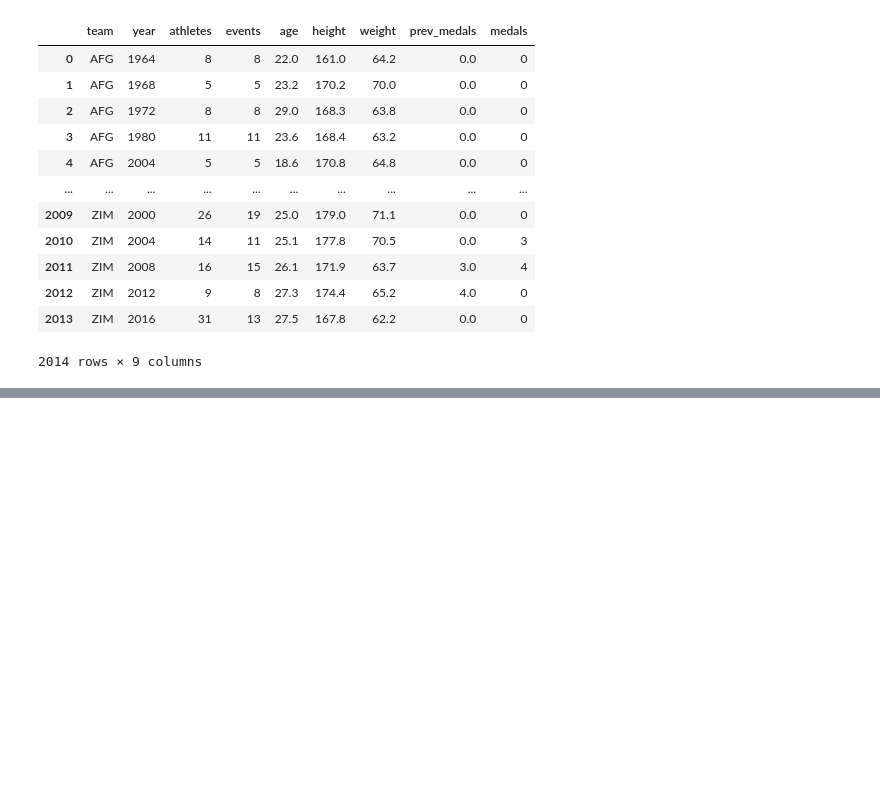
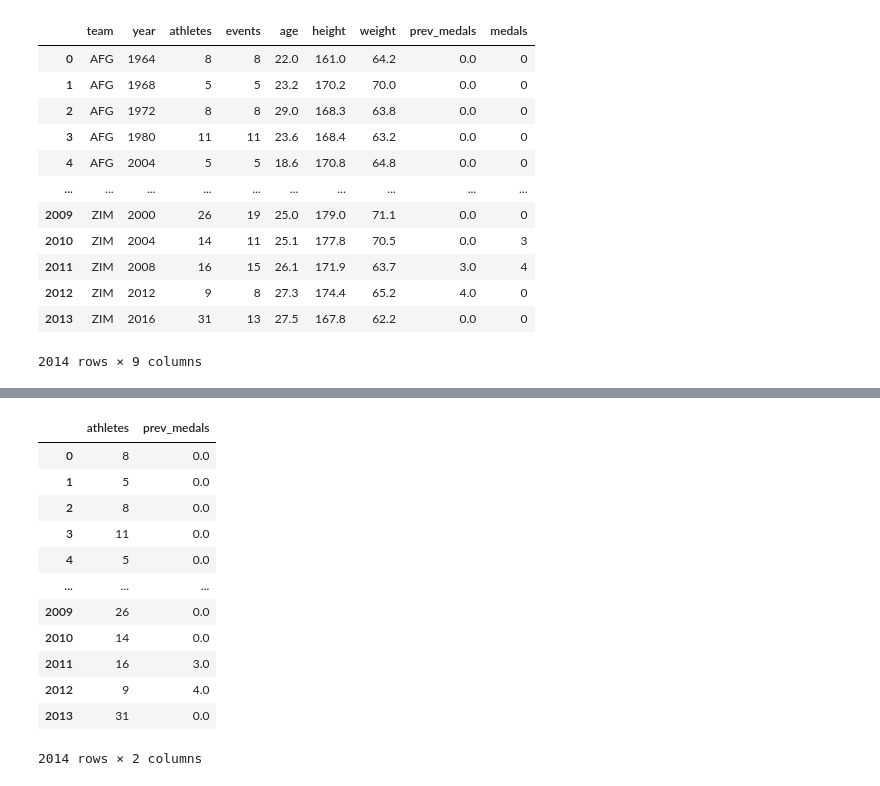
Before and after one commit to kwolf3/Experiments, a Jupyter notebook: Linear Regression from Scratch.ipynb, the cells around one changed output, grey strips where cells are left out. Drawn from its saved outputs; the diff is of its cells as text; code cells hidden in the pictures; blank space fills up the shorter version.

```diff
--- a/Linear Regression from Scratch.ipynb
+++ b/Linear Regression from Scratch.ipynb
@@ -50,0 +60,16 @@ teams
+# %%
+X
+# %% [output]
+|  | athletes | prev_medals |
+| 0 | 8 | 0.0 |
+| 1 | 5 | 0.0 |
+| 2 | 8 | 0.0 |
+| 3 | 11 | 0.0 |
+| 4 | 5 | 0.0 |
+| ... | ... | ... |
+| 2009 | 26 | 0.0 |
+| 2010 | 14 | 0.0 |
+| 2011 | 16 | 3.0 |
+| 2012 | 9 | 4.0 |
+| 2013 | 31 | 0.0 |
+2014 rows × 2 columns
```
Also changed, not shown: parts of 23 cells of this notebook.
